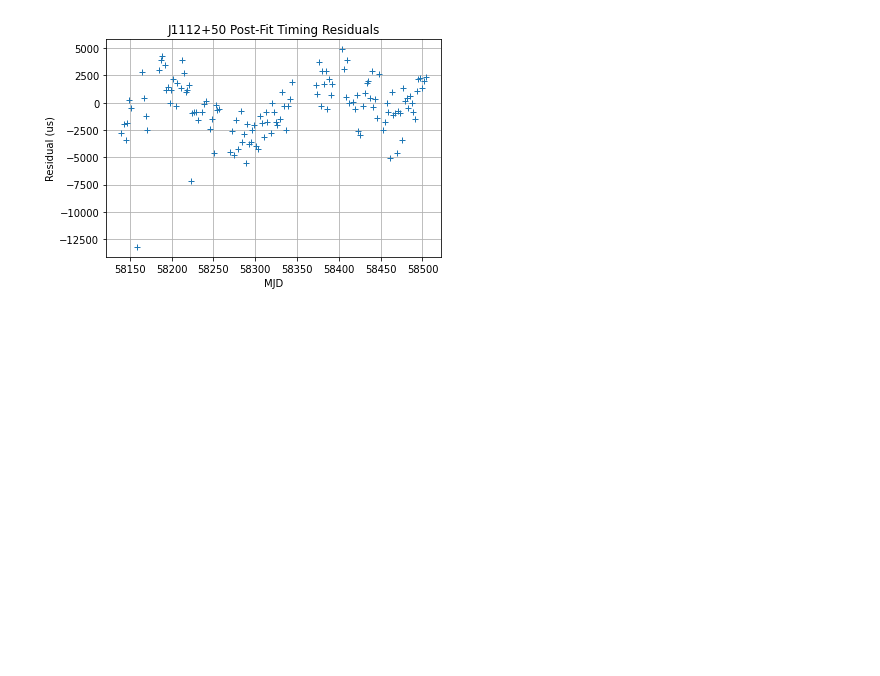
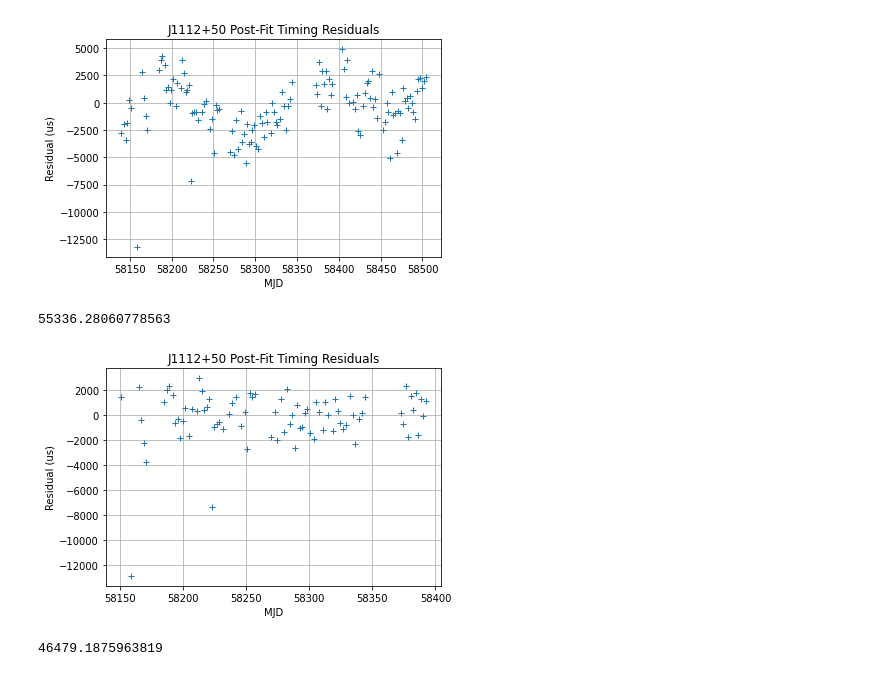
Before and after one commit to KazAndr/test_modules, a Jupyter notebook: pint/clearing&timing.ipynb, the cells around one changed output. Drawn from its saved outputs; the diff is of its cells as text; code cells hidden in the pictures; blank space fills up the shorter version.

Commit message:
Update clearing&timing.ipynb
Исправили опечатки в функциях выделения участков и удаления TOAs. Для каждой функции проведено тестирование ее работоспособности после обновления пакета PINT.

```diff
--- a/pint/clearing&timing.ipynb
+++ b/pint/clearing&timing.ipynb
@@ -34,7 +38,7 @@ def get_interval_toas(toas, start, stop):
     mask_toas = []
     copy_toas = copy.copy(toas)
     toas_table = toas.table
-    for val in table_toas['mjd_float']:
+    for val in toas_table['mjd_float']:
         if start < val < stop:
             mask_toas.append(True)
         else:
@@ -49,7 +53,7 @@ def get_intervals_toas(toas, intervals):
         mask_toas = []
         copy_toas = copy.copy(t)
         toas_table = copy_toas.table
-        for val in table_toas['mjd_float']:
+        for val in toas_table['mjd_float']:
             if start < val < stop:
                 mask_toas.append(False)
             else:
@@ -96,7 +100,7 @@ def exclude_intervals_toas(toas, intervals):
         mask_toas = []
         copy_toas = copy.copy(t)
         toas_table = copy_toas.table
-        for val in table_toas['mjd_float']:
+        for val in toas_table['mjd_float']:
             if start < val < stop:
                 mask_toas.append(False)
             else:
@@ -122,3 +126,18 @@ plt.ylabel("Residual (us)")
 plt.grid()
 # %% [output]
 [figure]
+# %%
+t_part = get_interval_toas(t, 58150, 58400)
+# %%
+f = fit.WLSFitter(t_part, m)
+f.fit_toas()
+# %% [output]
+55336.28060778563
+# %%
+plt.plot(t_part.get_mjds(), f.resids.time_resids.to(u.us), '+')
+plt.title("%s Post-Fit Timing Residuals" % m.PSR.value)
+plt.xlabel("MJD")
+plt.ylabel("Residual (us)")
+plt.grid()
+# %% [output]
+[figure, added]
@@ -124,0 +146,5 @@ plt.grid()
+# %%
+f = fit.WLSFitter(t_parts, m)
+f.fit_toas()
+# %% [output]
+46479.1875963819
```
Also changed, not shown: parts of 13 cells of this notebook.
